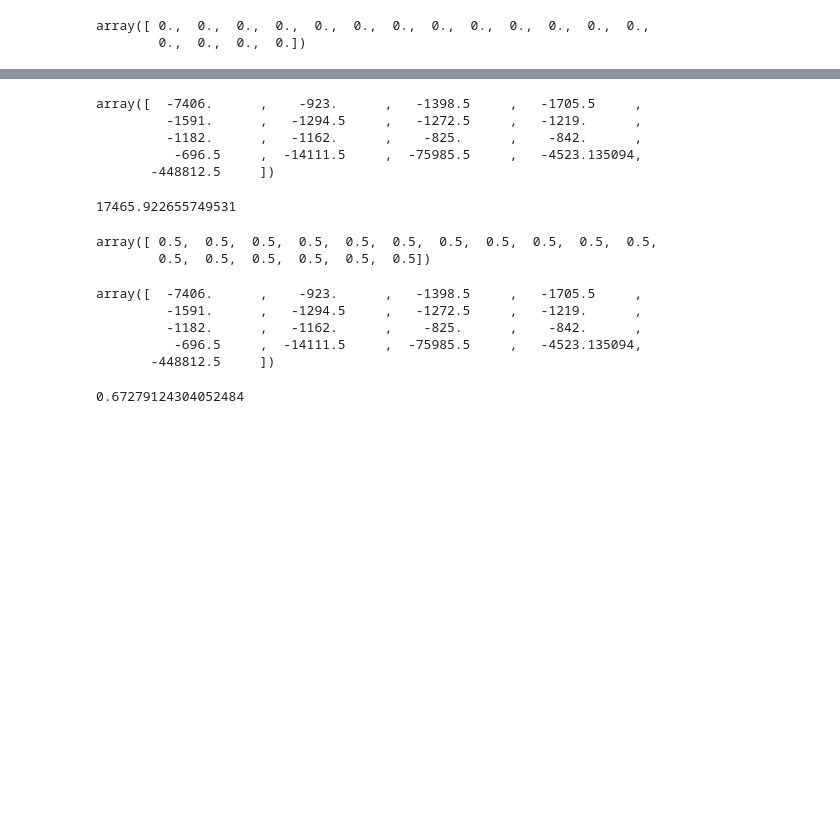
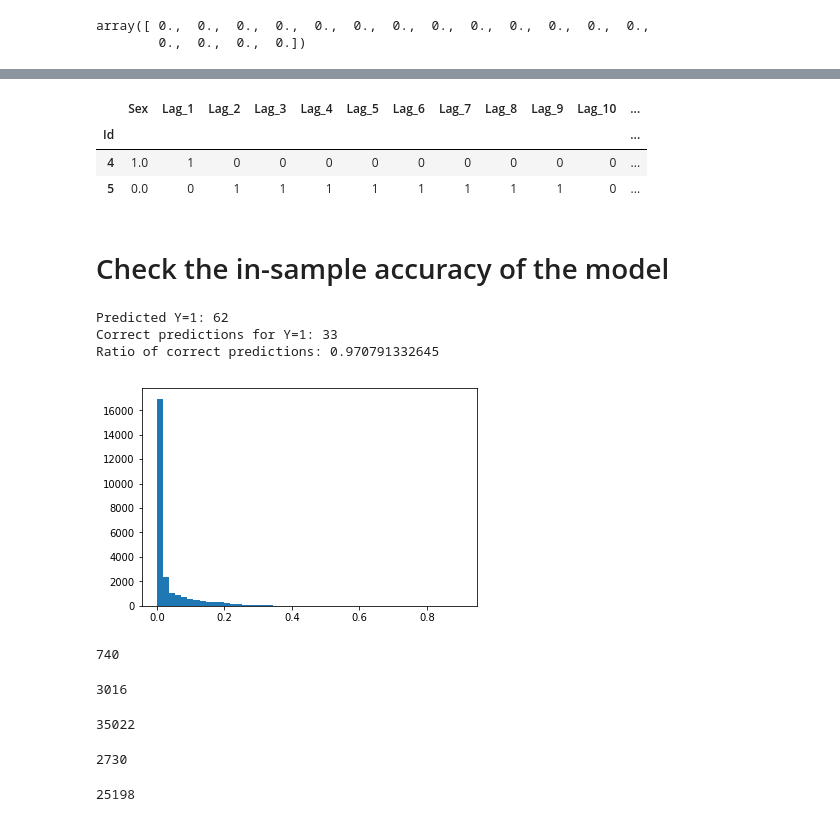
Before and after one commit to stawaway/Mini-project-1, a Jupyter notebook: Cleaning, Transformation, and Logistic Regression.ipynb, the cells around one changed output, grey strips where cells are left out. Cells and saved outputs as stored; diff of their text form; code cells hidden in the pictures; blank space fills up the shorter version.

```diff
--- a/Cleaning, Transformation, and Logistic Regression.ipynb
+++ b/Cleaning, Transformation, and Logistic Regression.ipynb
@@ -313,29 +382,28 @@ array([  9.49176604e+01,   8.77718328e+02,   9.26321768e+01,
-# %%
-grad_fxn(w_vect)
-# %% [output]
-array([  -7406.      ,    -923.      ,   -1398.5     ,   -1705.5     ,
-         -1591.      ,   -1294.5     ,   -1272.5     ,   -1219.      ,
-         -1182.      ,   -1162.      ,    -825.      ,    -842.      ,
-          -696.5     ,  -14111.5     ,  -75985.5     ,   -4523.135094,
-       -448812.5     ])
-# %%
-error_fxn(w_vect)
-# %% [output]
-17465.922655749531
-# %%
-sigmoid(w_vect)
-# %% [output]
-array([ 0.5,  0.5,  0.5,  0.5,  0.5,  0.5,  0.5,  0.5,  0.5,  0.5,  0.5,
-        0.5,  0.5,  0.5,  0.5,  0.5,  0.5])
-# %%
-np.dot((y_vect - sigmoid(np.zeros(len(y_vect)))), train_array)
-# %% [output]
-array([  -7406.      ,    -923.      ,   -1398.5     ,   -1705.5     ,
-         -1591.      ,   -1294.5     ,   -1272.5     ,   -1219.      ,
-         -1182.      ,   -1162.      ,    -825.      ,    -842.      ,
-          -696.5     ,  -14111.5     ,  -75985.5     ,   -4523.135094,
-       -448812.5     ])
-# %%
-error_fxn(my_w)
-# %% [output]
-0.67279124304052484
+# %%
+train_df.head(2)
+# %% [output]
+|  | Sex | Lag_1 | Lag_2 | Lag_3 | Lag_4 | Lag_5 | Lag_6 | Lag_7 | Lag_8 | Lag_9 | Lag_10 | ... |
+| Id |  |  |  |  |  |  |  |  |  |  |  | ... |
+| 4 | 1.0 | 1 | 0 | 0 | 0 | 0 | 0 | 0 | 0 | 0 | 0 | ... |
+| 5 | 0.0 | 0 | 1 | 1 | 1 | 1 | 1 | 1 | 1 | 1 | 0 | ... |
+# %% [markdown]
+# Check the in-sample accuracy of the model
+# %%
+def predict_y(w_vect, x_array):
+    prob_y1 = sigmoid(x_array.dot(w_vect))
+    part_y = np.where(prob_y1 > 0.5, 1, 0)
+    return prob_y1, part_y
+# %%
+prob_y_pred, y_pred = predict_y(my_w, train_array2)
+
+print("Predicted Y=1: " + str(sum(y_pred)))
+print("Correct predictions for Y=1: " + str(sum(y_pred * y_vect)))
+pred_ratio = sum(np.invert(np.logical_xor(y_vect, y_pred))) / len(y_vect)
+print("Ratio of correct predictions: " + str(pred_ratio))
+plt.hist(prob_y_pred, bins = 50)
+plt.show()
+# %% [output]
+Predicted Y=1: 62
+Correct predictions for Y=1: 33
+Ratio of correct predictions: 0.970791332645
+[figure, added]
@@ -341,0 +419,20 @@ error_fxn(my_w)
+# %%
+sum(y_vect)
+# %% [output]
+740
+# %%
+len(marathon_data[marathon_data["Year"] == 2016])
+# %% [output]
+3016
+# %%
+len(marathon_data)
+# %% [output]
+35022
+# %%
+len(train_df[train_df["Lag_1"] == 1])
+# %% [output]
+2730
+# %%
+len(train_df)
+# %% [output]
+25198
```
Also changed, not shown: parts of 23 cells of this notebook.
